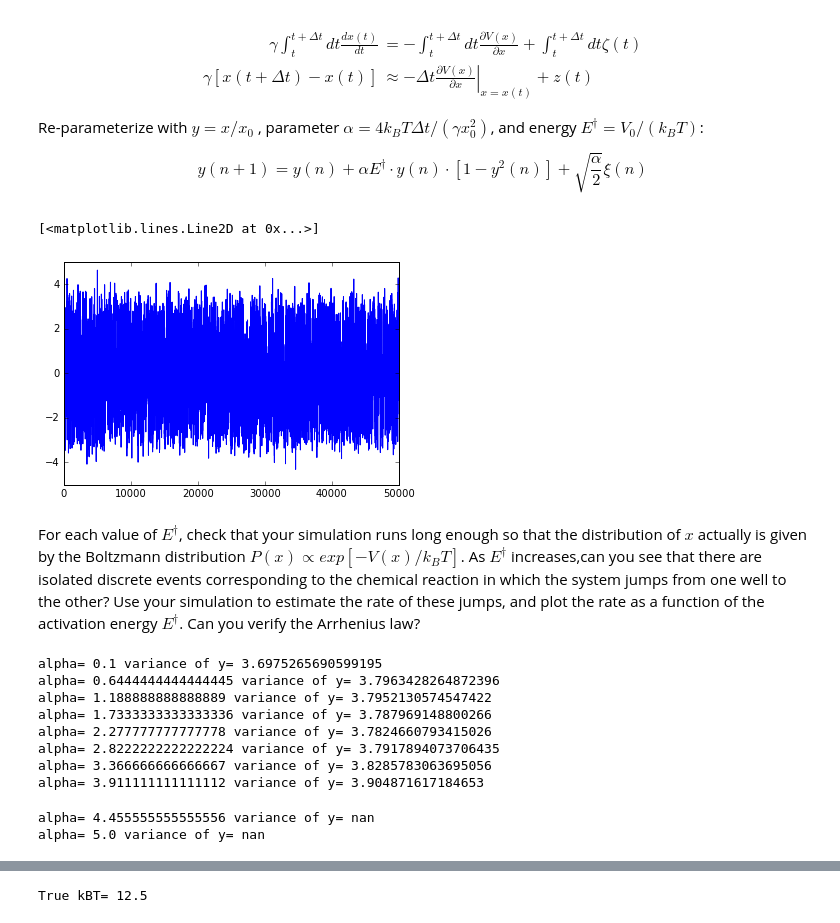
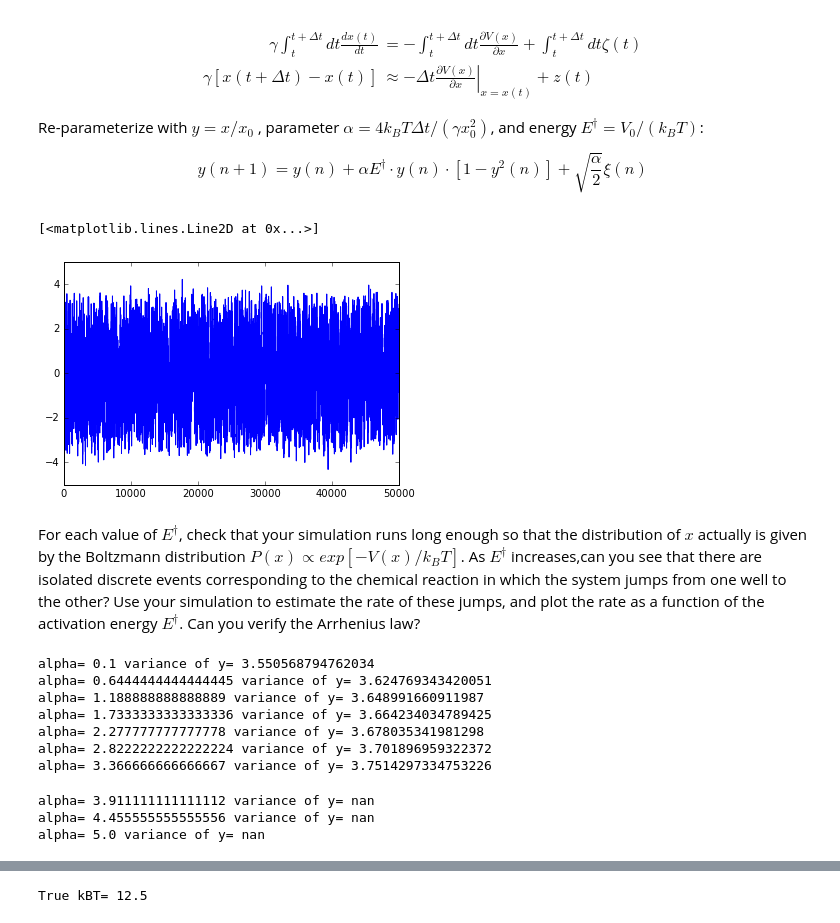
Before and after one commit to Kevin-Sean-Chen/Biophysics, a Jupyter notebook: RodCurrent_and_AactivationBarrier.ipynb, the cells around one changed output, grey strips where cells are left out. Drawn from its saved outputs; the diff is of its cells as text; code cells hidden in the pictures.

```diff
--- a/RodCurrent_and_AactivationBarrier.ipynb
+++ b/RodCurrent_and_AactivationBarrier.ipynb
@@ -158,7 +158,7 @@ $$
 V0 = 10  #height of barrier
 x0 = 5  #+/- minimum location
 dt = 0.1  #time steps
-T = 5000  #total time
+T = 30000  #total time
 # %% [markdown]
 Integrate the Langevin equation produces the term:
 
@@ -202,16 +202,16 @@ $$
 # %%
 #test
 gamma = 10
 kBT = 300
 alpha = 4*kBT*dt/(gamma*x0**2)
 E_ = V0/kBT
 y = np.zeros(int(T/dt))
 for nn in range(0,len(y)-1):
     y[nn+1] = y[nn] + alpha*E_*y[nn]*(1-y[nn]**2) + np.sqrt(alpha/2)*zeta_t[nn]
-plt.plot(y)
+plt.plot(y[:50000])  #plot part of the trace
 # %% [output]
 [<matplotlib.lines.Line2D at 0x...>]
-[figure, old version]
+[figure, new version]
 # %%
 def y_SDE(alpha,E_,dt,T):
     '''
@@ -231,14 +231,14 @@ for aa in alphas:
     print('alpha=',aa,'variance of y=',np.var(y_SDE(aa,Etemp,dt,T)))
 ###->alpha should not be larger than 4.5-5 to produce stable finite time series
 # %% [output]
-alpha= 0.1 variance of y= 3.6975265690599195
-alpha= 0.6444444444444445 variance of y= 3.7963428264872396
-alpha= 1.188888888888889 variance of y= 3.7952130574547422
-alpha= 1.7333333333333336 variance of y= 3.787969148800266
-alpha= 2.277777777777778 variance of y= 3.7824660793415026
-alpha= 2.8222222222222224 variance of y= 3.7917894073706435
-alpha= 3.366666666666667 variance of y= 3.8285783063695056
-alpha= 3.911111111111112 variance of y= 3.904871617184653
+alpha= 0.1 variance of y= 3.550568794762034
+alpha= 0.6444444444444445 variance of y= 3.624769343420051
+alpha= 1.188888888888889 variance of y= 3.648991660911987
+alpha= 1.7333333333333336 variance of y= 3.664234034789425
+alpha= 2.277777777777778 variance of y= 3.678035341981298
+alpha= 2.8222222222222224 variance of y= 3.701896959322372
+alpha= 3.366666666666667 variance of y= 3.7514297334753226
+alpha= 3.911111111111112 variance of y= nan
 alpha= 4.455555555555556 variance of y= nan
 alpha= 5.0 variance of y= nan
 # %%
```
Also changed, not shown: parts of 11 cells of this notebook, 3 other files.
